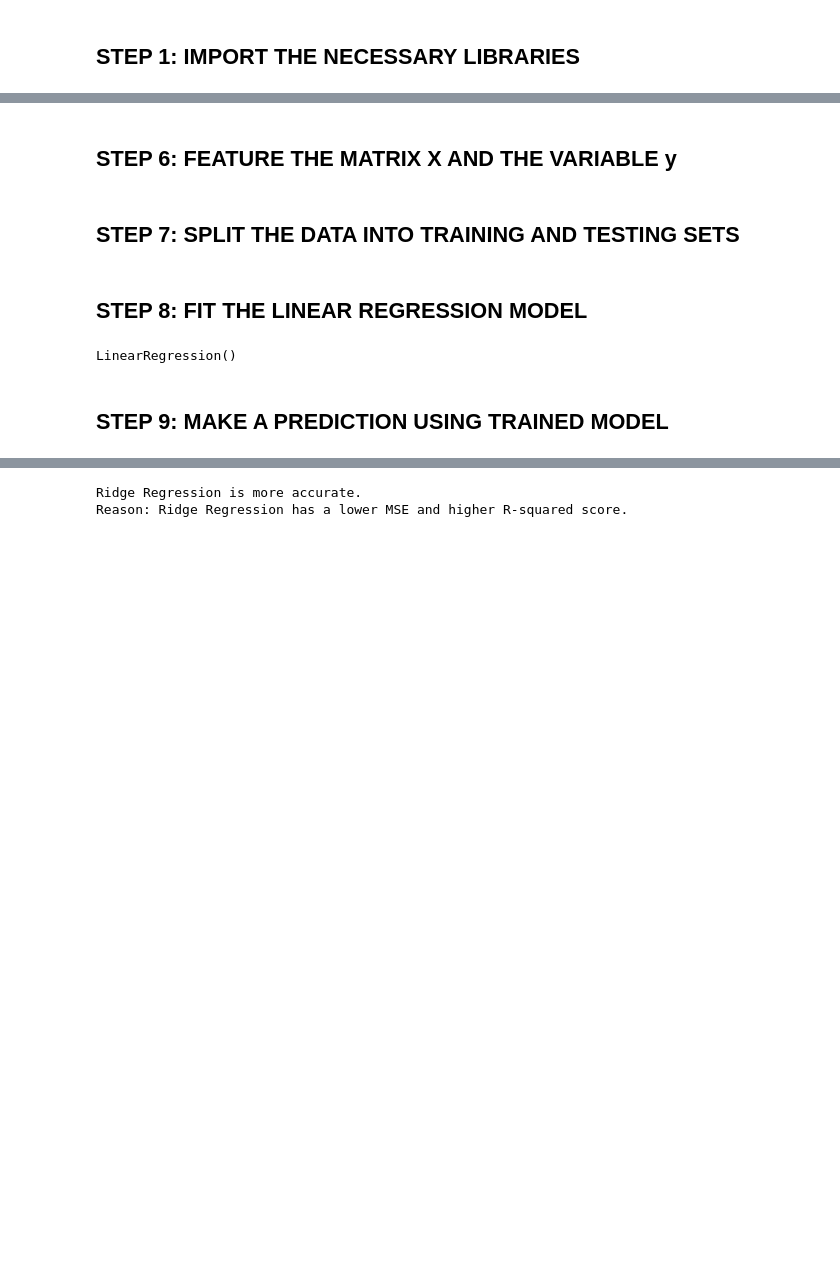
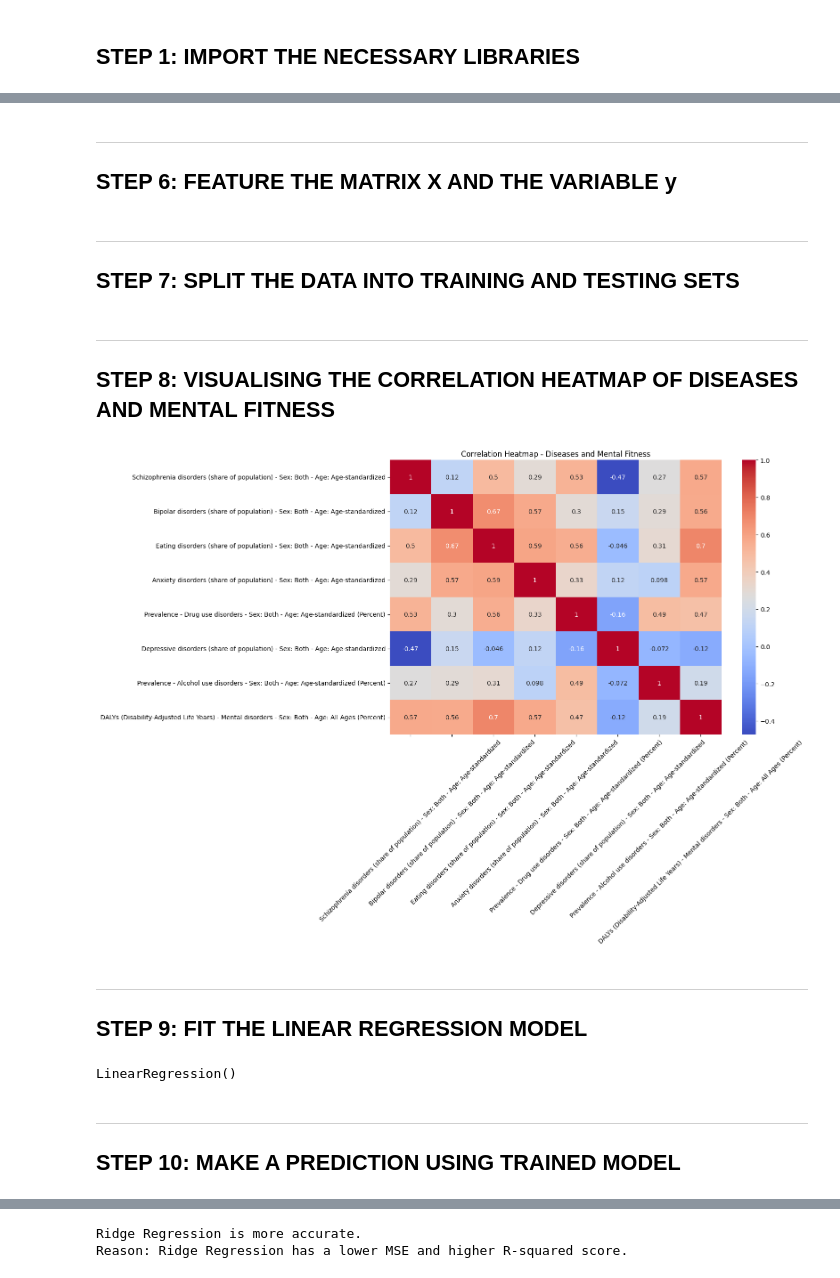
Before and after one commit to lohitkolluri/mental_health_fitness_tracker, a Jupyter notebook: mental_health_tracker.ipynb, the cells around one changed output, grey strips where cells are left out. Drawn from its saved outputs; the diff is of its cells as text; code cells hidden in the pictures; blank space fills up the shorter version.

```diff
--- a/mental_health_tracker.ipynb
+++ b/mental_health_tracker.ipynb
@@ -38,6 +42,7 @@ df2['Prevalence - Alcohol use disorders - Sex: Both - Age: Age-standardized (Per
 # %%
 merged_df = pd.merge(df1, df2, on=['Entity', 'Code', 'Year'])
 # %% [markdown]
+---
 ## STEP 6: FEATURE THE MATRIX X AND THE VARIABLE y
 # %%
 X = merged_df[['Schizophrenia disorders (share of population) - Sex: Both - Age: Age-standardized',
@@ -50,18 +55,45 @@ X = merged_df[['Schizophrenia disorders (share of population) - Sex: Both - Age:
 
 y = merged_df['DALYs (Disability-Adjusted Life Years) - Mental disorders - Sex: Both - Age: All Ages (Percent)']
 # %% [markdown]
+---
 ## STEP 7: SPLIT THE DATA INTO TRAINING AND TESTING SETS
 # %%
 X_train, X_test, y_train, y_test = train_test_split(X, y, test_size=0.2, random_state=42)
+# %% [markdown]
+---
+## STEP 8: VISUALISING THE CORRELATION HEATMAP OF DISEASES AND MENTAL FITNESS
+# %%
+# Compute the correlation matrix
+corr_matrix = merged_df[['Schizophrenia disorders (share of population) - Sex: Both - Age: Age-standardized',
+                         'Bipolar disorders (share of population) - Sex: Both - Age: Age-standardized',
+                         'Eating disorders (share of population) - Sex: Both - Age: Age-standardized',
+                         'Anxiety disorders (share of population) - Sex: Both - Age: Age-standardized',
+                         'Prevalence - Drug use disorders - Sex: Both - Age: Age-standardized (Percent)',
+                         'Depressive disorders (share of population) - Sex: Both - Age: Age-standardized',
+                         'Prevalence - Alcohol use disorders - Sex: Both - Age: Age-standardized (Percent)',
+                         'DALYs (Disability-Adjusted Life Years) - Mental disorders - Sex: Both - Age: All Ages (Percent)'
+                        ]].corr()
+
+# Create the heatmap
+plt.figure(figsize=(12, 8))
+sns.heatmap(corr_matrix, annot=True, cmap='coolwarm')
+plt.title('Correlation Heatmap - Diseases and Mental Fitness')
+plt.xticks(rotation=45)
+plt.yticks(rotation=0)
+plt.show()
+# %% [output]
+[figure, added]
 # %% [markdown]
-## STEP 8: FIT THE LINEAR REGRESSION MODEL
+---
+## STEP 9: FIT THE LINEAR REGRESSION MODEL
 # %%
 model = LinearRegression()
 model.fit(X_train, y_train)
 # %% [output]
 LinearRegression()
 # %% [markdown]
-## STEP 9: MAKE A PREDICTION USING TRAINED MODEL
+---
+## STEP 10: MAKE A PREDICTION USING TRAINED MODEL
 # %%
 y_pred = model.predict(X_test)
 # %% [markdown]
```
Also changed, not shown: parts of 17 cells of this notebook.
